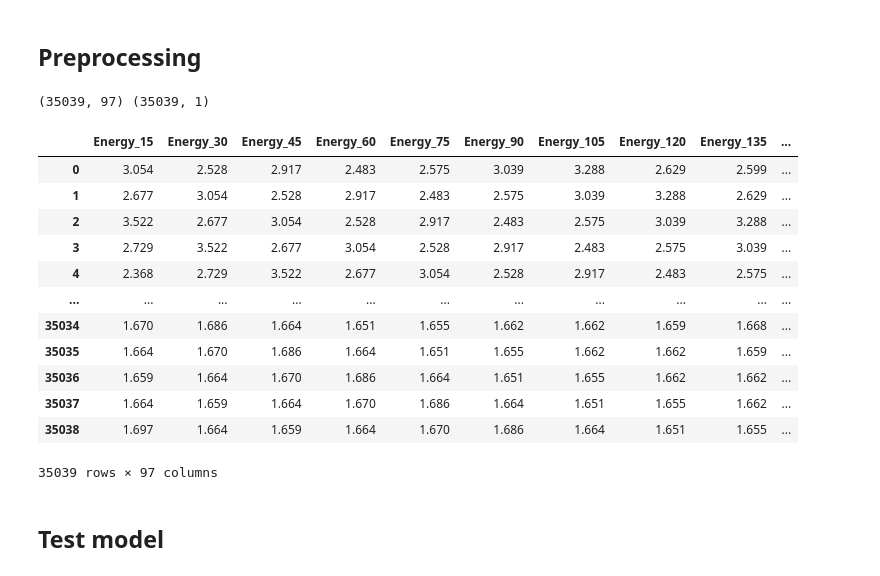
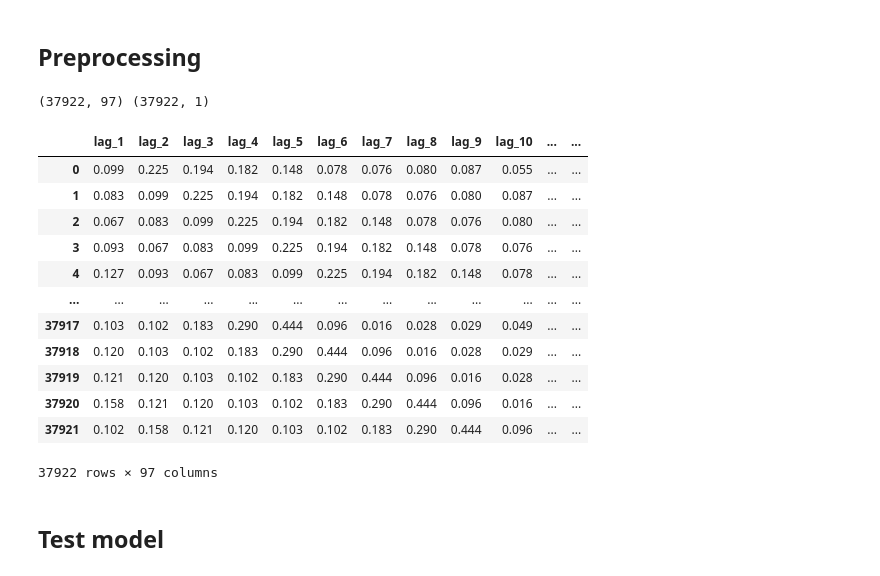
Before and after one commit to franciscomonteiro85/rec-energy-prediction-algorithm, a Jupyter notebook: notebooks/loureiro/Individual_Loureiro.ipynb, the cells around one changed output. Saved outputs shown, nothing was run; the diff lists cells and outputs as text; code cells hidden in the pictures.

```diff
--- a/Individual_Porto.ipynb
+++ b/notebooks/loureiro/Individual_Loureiro.ipynb
@@ -16,8 +16,8 @@ from sklearn.inspection import permutation_importance
 import time
 import xgboost as xgb
 # %%
-data = pd.read_excel("../datasets/Dataset.xlsx", sheet_name=['Total Consumers'])
-df = data['Total Consumers']
-number_of_houses = len(df.columns)
+df = pd.read_csv("data/loureiro_40casas.csv")
+number_of_houses = df.shape[1] - 1
+df.Time = pd.to_datetime(df.Time)
 df
 # %% [output]
@@ -97,7 +97,7 @@ def total_averaged_metrics(metrics_list):
 def last_energy_points(df, number_timesteps):
     X = pd.DataFrame()
     for i in range(1, (number_timesteps + 1) ):
-        X[f'Energy_{i*15}'] = df.shift(i)
+        X[f'lag_{i}'] = df.shift(i)
     X.dropna(inplace=True)
     X.reset_index(drop=True, inplace=True)
     y = pd.DataFrame(df[number_timesteps:])
@@ -173,24 +187,24 @@ df_scaled
 # %% [markdown]
 ## Preprocessing
 # %%
-X,y = last_energy_points(df[0], 97)
+X,y = last_energy_points(df.Energy_1, 97)
 print(X.shape, y.shape)
 X
 # %% [output]
-(35039, 97) (35039, 1)
+(37922, 97) (37922, 1)
-|  | Energy_15 | Energy_30 | Energy_45 | Energy_60 | Energy_75 | Energy_90 | Energy_105 | Energy_120 | Energy_135 | ... |
-| 0 | 3.054 | 2.528 | 2.917 | 2.483 | 2.575 | 3.039 | 3.288 | 2.629 | 2.599 | ... |
-| 1 | 2.677 | 3.054 | 2.528 | 2.917 | 2.483 | 2.575 | 3.039 | 3.288 | 2.629 | ... |
-| 2 | 3.522 | 2.677 | 3.054 | 2.528 | 2.917 | 2.483 | 2.575 | 3.039 | 3.288 | ... |
-| 3 | 2.729 | 3.522 | 2.677 | 3.054 | 2.528 | 2.917 | 2.483 | 2.575 | 3.039 | ... |
-| 4 | 2.368 | 2.729 | 3.522 | 2.677 | 3.054 | 2.528 | 2.917 | 2.483 | 2.575 | ... |
-| ... | ... | ... | ... | ... | ... | ... | ... | ... | ... | ... |
-| 35034 | 1.670 | 1.686 | 1.664 | 1.651 | 1.655 | 1.662 | 1.662 | 1.659 | 1.668 | ... |
-| 35035 | 1.664 | 1.670 | 1.686 | 1.664 | 1.651 | 1.655 | 1.662 | 1.662 | 1.659 | ... |
-| 35036 | 1.659 | 1.664 | 1.670 | 1.686 | 1.664 | 1.651 | 1.655 | 1.662 | 1.662 | ... |
-| 35037 | 1.664 | 1.659 | 1.664 | 1.670 | 1.686 | 1.664 | 1.651 | 1.655 | 1.662 | ... |
-| 35038 | 1.697 | 1.664 | 1.659 | 1.664 | 1.670 | 1.686 | 1.664 | 1.651 | 1.655 | ... |
+|  | lag_1 | lag_2 | lag_3 | lag_4 | lag_5 | lag_6 | lag_7 | lag_8 | lag_9 | lag_10 | ... | ... |
+| 0 | 0.099 | 0.225 | 0.194 | 0.182 | 0.148 | 0.078 | 0.076 | 0.080 | 0.087 | 0.055 | ... | ... |
+| 1 | 0.083 | 0.099 | 0.225 | 0.194 | 0.182 | 0.148 | 0.078 | 0.076 | 0.080 | 0.087 | ... | ... |
+| 2 | 0.067 | 0.083 | 0.099 | 0.225 | 0.194 | 0.182 | 0.148 | 0.078 | 0.076 | 0.080 | ... | ... |
+| 3 | 0.093 | 0.067 | 0.083 | 0.099 | 0.225 | 0.194 | 0.182 | 0.148 | 0.078 | 0.076 | ... | ... |
+| 4 | 0.127 | 0.093 | 0.067 | 0.083 | 0.099 | 0.225 | 0.194 | 0.182 | 0.148 | 0.078 | ... | ... |
+| ... | ... | ... | ... | ... | ... | ... | ... | ... | ... | ... | ... | ... |
+| 37917 | 0.103 | 0.102 | 0.183 | 0.290 | 0.444 | 0.096 | 0.016 | 0.028 | 0.029 | 0.049 | ... | ... |
+| 37918 | 0.120 | 0.103 | 0.102 | 0.183 | 0.290 | 0.444 | 0.096 | 0.016 | 0.028 | 0.029 | ... | ... |
+| 37919 | 0.121 | 0.120 | 0.103 | 0.102 | 0.183 | 0.290 | 0.444 | 0.096 | 0.016 | 0.028 | ... | ... |
+| 37920 | 0.158 | 0.121 | 0.120 | 0.103 | 0.102 | 0.183 | 0.290 | 0.444 | 0.096 | 0.016 | ... | ... |
+| 37921 | 0.102 | 0.158 | 0.121 | 0.120 | 0.103 | 0.102 | 0.183 | 0.290 | 0.444 | 0.096 | ... | ... |
-35039 rows × 97 columns
+37922 rows × 97 columns
 # %% [markdown]
 ## Test model
 # %%
```
Also changed, not shown: parts of 3 cells of this notebook, 31 other files.
